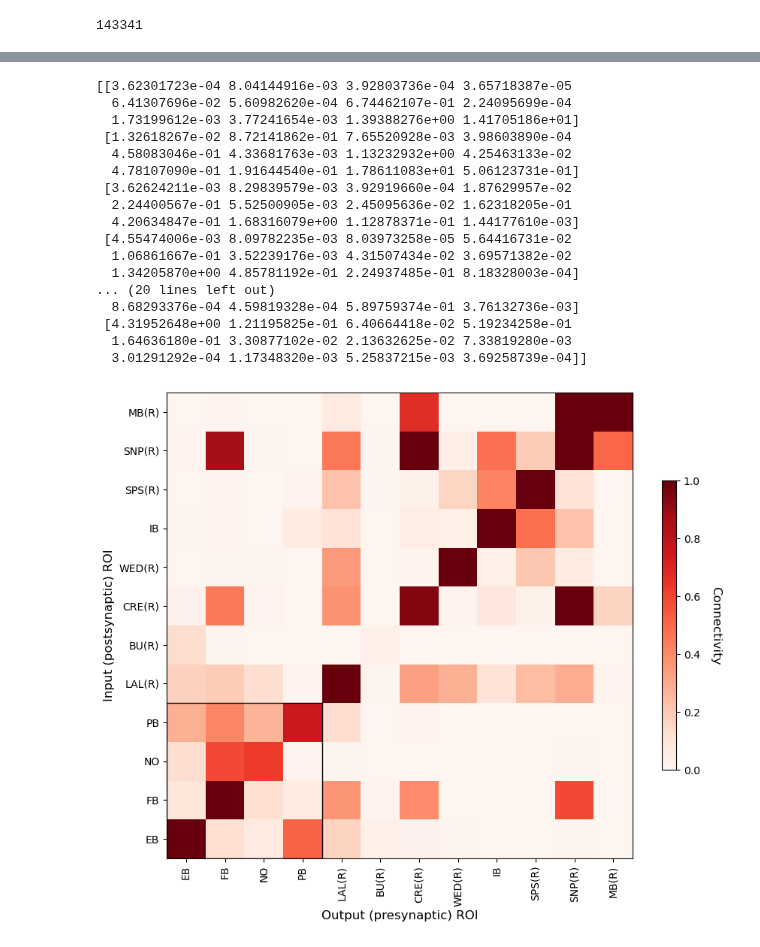
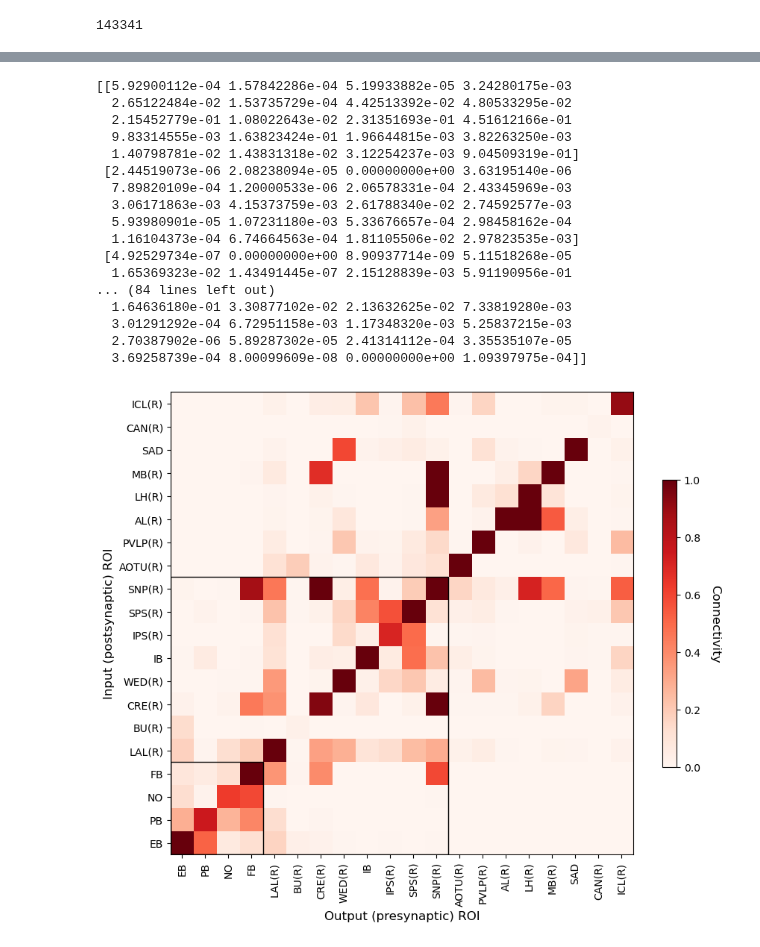
Before and after one commit to CharlesXu-Jingyue/KIBM_Connectomics, a Jupyter notebook: flyConnectome.ipynb, the cells around one changed output, grey strips where cells are left out. Drawn from its saved outputs; the diff is of its cells as text; code cells hidden in the pictures.

Commit message:
figures

```diff
--- a/flyConnectome.ipynb
+++ b/flyConnectome.ipynb
@@ -74,12 +74,18 @@ savefigs = True # Whether to save figures
 figdir = 'figures' # Directory to save figures in
 
 # rois = ['EB', 'FB', 'PB'] # Regions of interest
-rois = ['EB', 'FB', 'NO', 'PB',
+rois = ['EB', 'PB', 'NO', 'FB', # CX
         'LAL(R)', 'BU(R)', 'CRE(R)', 'WED(R)', # EB, NO, FB
-        'IB', 'SPS(R)', # PB
+        'IB', 'IPS(R)', 'SPS(R)', # PB
         # 'SIP(R)', 'SLP(R)', 'SMP(R)' # FB
-        'SNP(R)', 'MB(R)'
-        ] # Regions of interest
+        'SNP(R)'] # EB, FB
+
+rois = ['EB', 'PB', 'NO', 'FB', # CX
+        'LAL(R)', 'BU(R)', 'CRE(R)', 'IB', 'SNP(R)', # Monosynaptic
+        'AOTU(R)', 'PVLP(R)', 'WED(R)', 'SPS(R)', 'IPS(R)', 'SAD', 'CAN(R)', 'ICL(R)', 'AL(R)', 'LH(R)', 'MB(R)'] # More distant regions
+
+# rois = ['EB', 'PB', 'NO', 'FB', 'MB(R)']
+
 neuron_properties = ['bodyId', 'instance', 'type', 'pre', 'post', 'status', 'cropped'] # Properties of interest
 # %%
 import os
@@ -352,42 +358,45 @@ for i, roi1 in enumerate(rois):
 
 print(connectivity_matrix)
 # %% [output]
-[[3.62301723e-04 8.04144916e-03 3.92803736e-04 3.65718387e-05
-  6.41307696e-02 5.60982620e-04 6.74462107e-01 2.24095699e-04
-  1.73199612e-03 3.77241654e-03 1.39388276e+00 1.41705186e+01]
- [1.32618267e-02 8.72141862e-01 7.65520928e-03 3.98603890e-04
-  4.58083046e-01 4.33681763e-03 1.13232932e+00 4.25463133e-02
-  4.78107090e-01 1.91644540e-01 1.78611083e+01 5.06123731e-01]
- [3.62624211e-03 8.29839579e-03 3.92919660e-04 1.87629957e-02
-  2.24400567e-01 5.52500905e-03 2.45095636e-02 1.62318205e-01
-  4.20634847e-01 1.68316079e+00 1.12878371e-01 1.44177610e-03]
- [4.55474006e-03 8.09782235e-03 8.03973258e-05 5.64416731e-02
-  1.06861667e-01 3.52239176e-03 4.31507434e-02 3.69571382e-02
-  1.34205870e+00 4.85781192e-01 2.24937485e-01 8.18328003e-04]
-... (20 lines left out)
-  8.68293376e-04 4.59819328e-04 5.89759374e-01 3.76132736e-03]
- [4.31952648e+00 1.21195825e-01 6.40664418e-02 5.19234258e-01
+[[5.92900112e-04 1.57842286e-04 5.19933882e-05 3.24280175e-03
+  2.65122484e-02 1.53735729e-04 4.42513392e-02 4.80533295e-02
+  2.15452779e-01 1.08022643e-02 2.31351693e-01 4.51612166e-01
+  9.83314555e-03 1.63823424e-01 1.96644815e-03 3.82263250e-03
+  1.40798781e-02 1.43831318e-02 3.12254237e-03 9.04509319e-01]
+ [2.44519073e-06 2.08238094e-05 0.00000000e+00 3.63195140e-06
+  7.89820109e-04 1.20000533e-06 2.06578331e-04 2.43345969e-03
+  3.06171863e-03 4.15373759e-03 2.61788340e-02 2.74592577e-03
+  5.93980901e-05 1.07231180e-03 5.33676657e-04 2.98458162e-04
+  1.16104373e-04 6.74664563e-04 1.81105506e-02 2.97823535e-03]
+ [4.92529734e-07 0.00000000e+00 8.90937714e-09 5.11518268e-05
+  1.65369323e-02 1.43491445e-07 2.15128839e-03 5.91190956e-01
+... (84 lines left out)
   1.64636180e-01 3.30877102e-02 2.13632625e-02 7.33819280e-03
-  3.01291292e-04 1.17348320e-03 5.25837215e-03 3.69258739e-04]]
+  3.01291292e-04 6.72951158e-03 1.17348320e-03 5.25837215e-03
+  2.70387902e-06 5.89287302e-05 2.41314112e-04 3.35535107e-05
+  3.69258739e-04 8.00099609e-08 0.00000000e+00 1.09397975e-04]]
 # %%
 import datetime
+
 # Plot the connectivity matrix
 fig, ax = plt.subplots(figsize=(10, 10))
 im = ax.imshow(connectivity_matrix, cmap='Reds', vmin=0, vmax=1)
 cbar = fig.colorbar(im, ax=ax, shrink=0.5)
 cbar.set_label('Connectivity', rotation=270, labelpad=20, fontsize=12)
 ax.set_xticks(np.arange(len(rois)))
 ax.set_yticks(np.arange(len(rois)))
 ax.set_xticklabels(rois, rotation=90)
 ax.set_yticklabels(rois[::-1])
 ax.set_xlabel('Output (presynaptic) ROI', fontsize=12)
 ax.set_ylabel('Input (postsynaptic) ROI', fontsize=12)
 
-rect = patches.Rectangle((-0.5, len(rois) - 4.5), 4, 4, linewidth=1, edgecolor='k', facecolor='none')
-ax.add_patch(rect)
+rect1 = patches.Rectangle((-0.5, len(rois) - 4.5), 4, 4, linewidth=1, edgecolor='k', facecolor='none')
+rect2 = patches.Rectangle((-0.5, len(rois) - 9.5), 9, 9, linewidth=1, edgecolor='k', facecolor='none')
+ax.add_patch(rect1)
+ax.add_patch(rect2)
 
 if savefigs:
     current_datetime = datetime.datetime.now().strftime("%Y%m%d%H%M%S")
     plt.savefig(f'{figdir}/connectivity_matrix_{current_datetime}.pdf', bbox_inches='tight')
 # %% [output]
-[figure, old version]
+[figure, new version]
```
Also changed, not shown: parts of 7 cells of this notebook, 23 other files.
